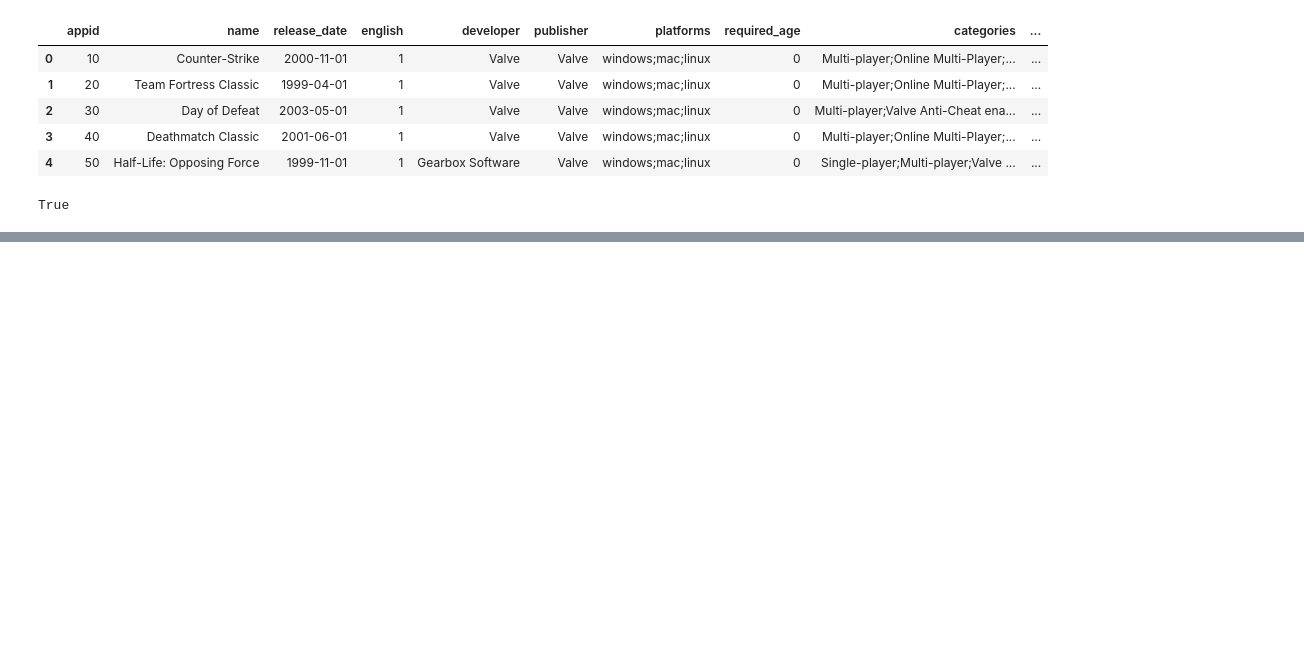
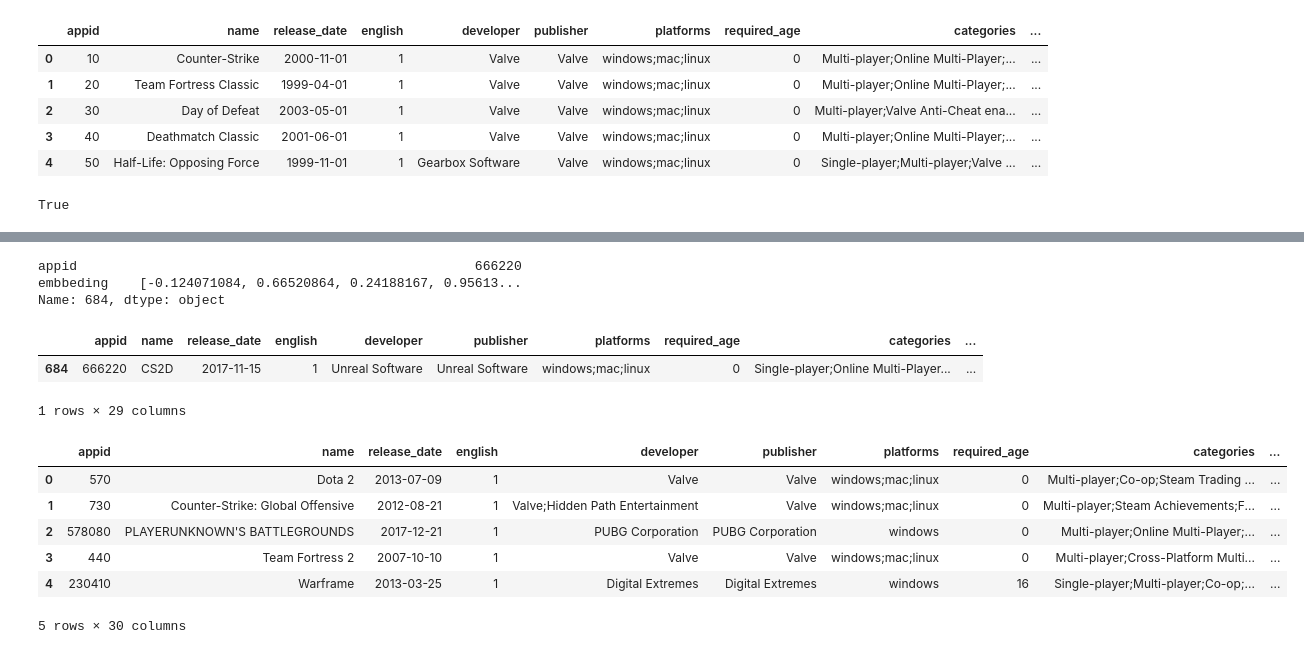
Before and after one commit to basheppo/GameRecommandationSystem, a Jupyter notebook: Data/cleanData.ipynb, the cells around one changed output, grey strips where cells are left out. Cells and saved outputs as stored; diff of their text form; code cells hidden in the pictures; blank space fills up the shorter version.

```diff
--- a/Data/cleanData.ipynb
+++ b/Data/cleanData.ipynb
@@ -153,0 +258,8 @@ for index, row in final_merged_df.sample(5).iterrows():
+# %%
+batches = np.array_split(df['own_description'],100)
+embs = []
+for index,chunk in enumerate(batches):
+    print(f"{index} /{len(batches)}")
+    embs += list(angle.encode(list(chunk),to_numpy=True))
+
+embs
@@ -153,0 +301,3 @@ for index, row in final_merged_df.sample(5).iterrows():
+# %%
+embs_array = np.array(embs)
+embs_array[0]
@@ -153,0 +307,8 @@ for index, row in final_merged_df.sample(5).iterrows():
+# %%
+df = df.reset_index(drop=True)
+# %%
+embs_df = pd.DataFrame(columns=['appid','embbeding'])
+for index,row in df.iterrows():
+    embs_df.loc[index] = [row['appid'],embs_array[index]]
+
+embs_df.head(10)
@@ -153,0 +376,26 @@ for index, row in final_merged_df.sample(5).iterrows():
+# %%
+# check the results
+game_id = embs_df.iloc[684]
+game_id
+# %% [output]
+appid                                                   666220
+embbeding    [-0.124071084, 0.66520864, 0.24188167, 0.95613...
+Name: 684, dtype: object
+# %%
+df[df['appid']== 666220]
+# %% [output]
+|  | appid | name | release_date | english | developer | publisher | platforms | required_age | categories | ... |
+| 684 | 666220 | CS2D | 2017-11-15 | 1 | Unreal Software | Unreal Software | windows;mac;linux | 0 | Single-player;Online Multi-Player... | ... |
+1 rows × 29 columns
+# %%
+# joining the two dfs to avoid this unnecessary work before
+ready_df = pd.merge(df,embs_df,left_on='appid',right_on='appid',how='left')
+ready_df.head(5)
+# %% [output]
+|  | appid | name | release_date | english | developer | publisher | platforms | required_age | categories | ... |
+| 0 | 570 | Dota 2 | 2013-07-09 | 1 | Valve | Valve | windows;mac;linux | 0 | Multi-player;Co-op;Steam Trading ... | ... |
+| 1 | 730 | Counter-Strike: Global Offensive | 2012-08-21 | 1 | Valve;Hidden Path Entertainment | Valve | windows;mac;linux | 0 | Multi-player;Steam Achievements;F... | ... |
+| 2 | 578080 | PLAYERUNKNOWN'S BATTLEGROUNDS | 2017-12-21 | 1 | PUBG Corporation | PUBG Corporation | windows | 0 | Multi-player;Online Multi-Player;... | ... |
+| 3 | 440 | Team Fortress 2 | 2007-10-10 | 1 | Valve | Valve | windows;mac;linux | 0 | Multi-player;Cross-Platform Multi... | ... |
+| 4 | 230410 | Warframe | 2013-03-25 | 1 | Digital Extremes | Digital Extremes | windows | 16 | Single-player;Multi-player;Co-op;... | ... |
+5 rows × 30 columns
```
Also changed, not shown: parts of 25 cells of this notebook, 6 other files.
